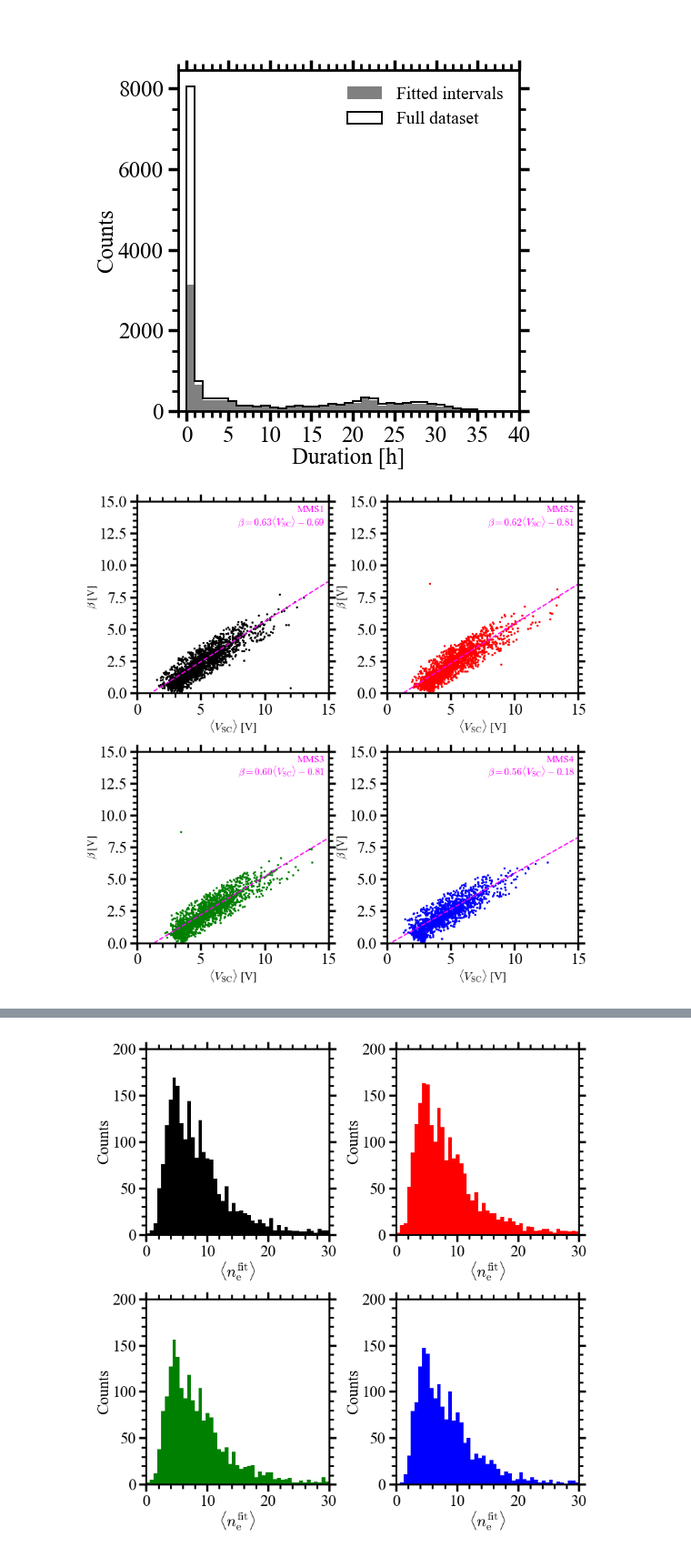
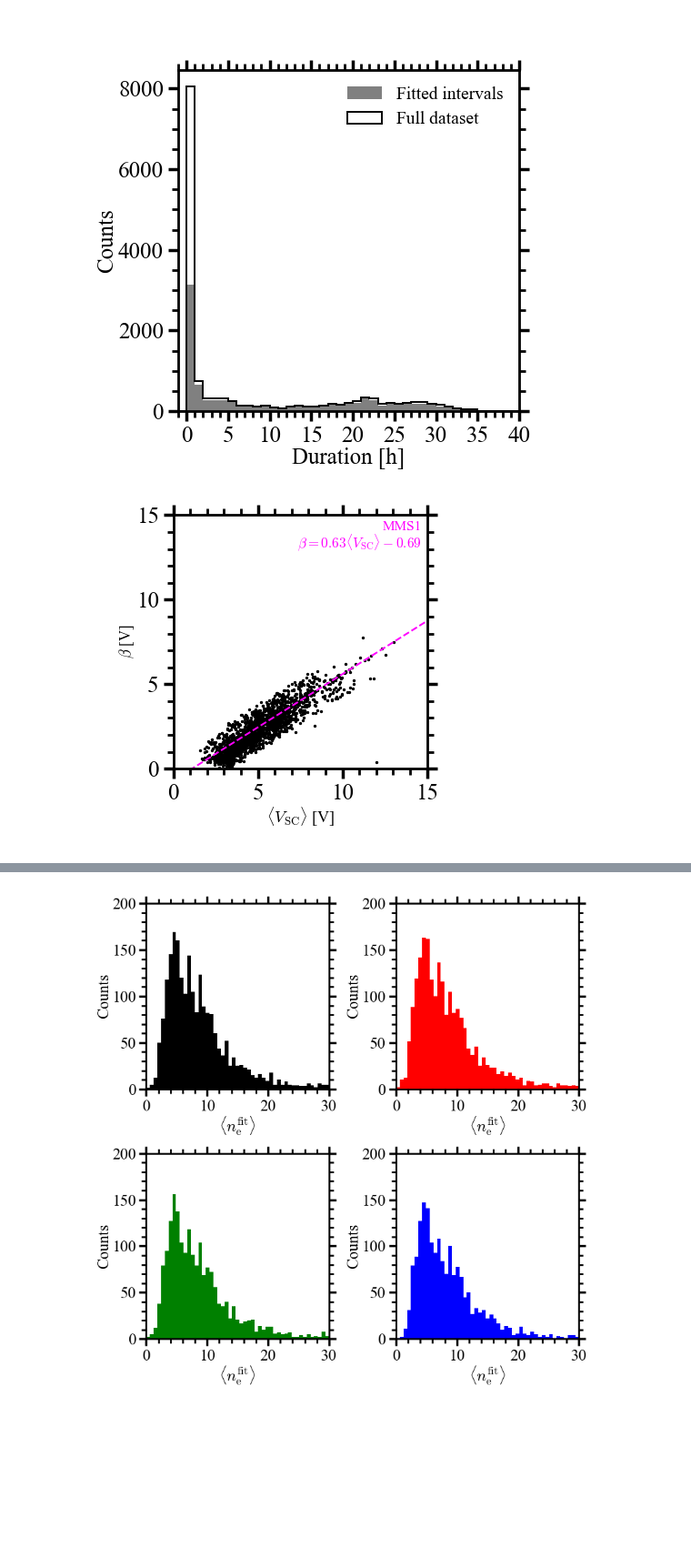
Before and after one commit to atlasMax/sw_density, a Jupyter notebook: fitting_stats_figures.ipynb, the cells around one changed output, grey strips where cells are left out. Shown at 91% size. Drawn from its saved outputs; the diff is of its cells as text; code cells hidden in the pictures; blank space fills up the shorter version.

```diff
--- a/fitting_stats_figures.ipynb
+++ b/fitting_stats_figures.ipynb
@@ -131,3 +131,12 @@ data_compiled_tints_dict = {name: data_compiled_tints[name] for name in data_com
 # read data with np.genfromtxt expecting the data to be (str, str, int, int)
 # %%
 start_compiled_tints, end_compiled_tints, ic_compiled_tints, sw_mode_compiled_tints = data_compiled_tints_dict.values()
+# %%
+def f():
+    start, end, beta, N, ic, sw_mode, vsc_mean = sel_ic(1)
+    fig, ax = plt.subplots(1)
+    y_data = beta
+    ax.scatter(pyrf.iso86012datetime64(start), y_data, s=1, color='navy')
+    ax.set_ylim(-1, 10)
+
+f()
@@ -165,41 +176,45 @@ from scipy.stats import linregress
 
 # read fitting parameters from csv file at 'output_data_new_2/cal/beta_vsc_cal.csv'
 fit_params = np.genfromtxt('output_data_new_2/cal/beta_vsc_cal.csv', delimiter=',', skip_header=1, dtype=None)
-fig, axs = plt.subplots(nrows=2, ncols=2, figsize=(8, 8))#, sharex=True, sharey=True)
+nrows, ncols = 1, 1
+fig, axs = plt.subplots(nrows=nrows, ncols=ncols, figsize=(4, 4))#, sharex=True, sharey=True)
 plt.subplots_adjust(hspace=0.4, wspace=0.4)
 colors = ['black', 'red', 'green', 'blue']
-for row in range(2):
-    for col in range(2):
+for row in range(nrows):
+    for col in range(ncols):
         ic_sel = row * 2 + col + 1
-        ax = axs[row, col]
+        if nrows > 1 or ncols < 1:
+            ax = axs[row, col]
+        else:
+            ax = axs
         start, end, beta, N, ic, sw_mode, vsc_mean = sel_ic(ic_sel)
 
         beta_cal, N0_cal = fit_params[ic_sel-1]
 
         ff = (vsc_mean < 20) & (beta < 20) & (beta >= 0)
 
         ax.scatter(vsc_mean[ff], beta[ff], s=2, color=colors[ic_sel-1])
         ax.set_xlim(0, 15)
         ax.set_ylim(0, 15)
         res = linregress(vsc_mean[ff], beta[ff])
         x = np.linspace(0, 20, 10)
         # ax.plot(x, res.slope * x + res.intercept, c='red', ls='--', lw=1.4)
         ax.plot(x, beta_cal * x + N0_cal, c='magenta', ls='--', lw=1.4)
         # make the y label beta and the x label vsc_mean
         ax.set_xlabel(r'$\langle V_\mathrm{SC} \rangle$ [V]', fontsize=13)
         ax.set_ylabel(r'$\beta$ [V]', fontsize=12)
         # display the equation of the line in the top right corner
         ax.text(0.98, 0.98, f'MMS{ic_sel}', transform=ax.transAxes, fontsize=11,
                 verticalalignment='top', horizontalalignment='right', color='magenta')
         ax.text(0.98, 0.93, fr'$\beta = {beta_cal:.2f} \langle V_\mathrm{{SC}} \rangle {str(np.sign(N0_cal))[0]} {np.abs(N0_cal):.2f}$', transform=ax.transAxes, fontsize=11,
                 verticalalignment='top', horizontalalignment='right', color='magenta')
         ax.set_box_aspect(1)
         ax.grid(0)
 
 fig.tight_layout()
-fig.savefig('figures/thesis/beta_vsc_cal.png', dpi=300)
+fig.savefig(f'figures/thesis/{nrows}x{ncols}_beta_vsc_cal_2.png', dpi=300)
 # %% [output]
-[figure, old version]
+[figure, new version]
 # %%
 fig, axs = plt.subplots(ncols=4, nrows=2, figsize=(15,7))
 plt.subplots_adjust(wspace=0.3, hspace=0.3, top=0.9, bottom=0.1, left=0.1, right=0.9)
```
Also changed, not shown: parts of 7 cells of this notebook, 30 other files.
